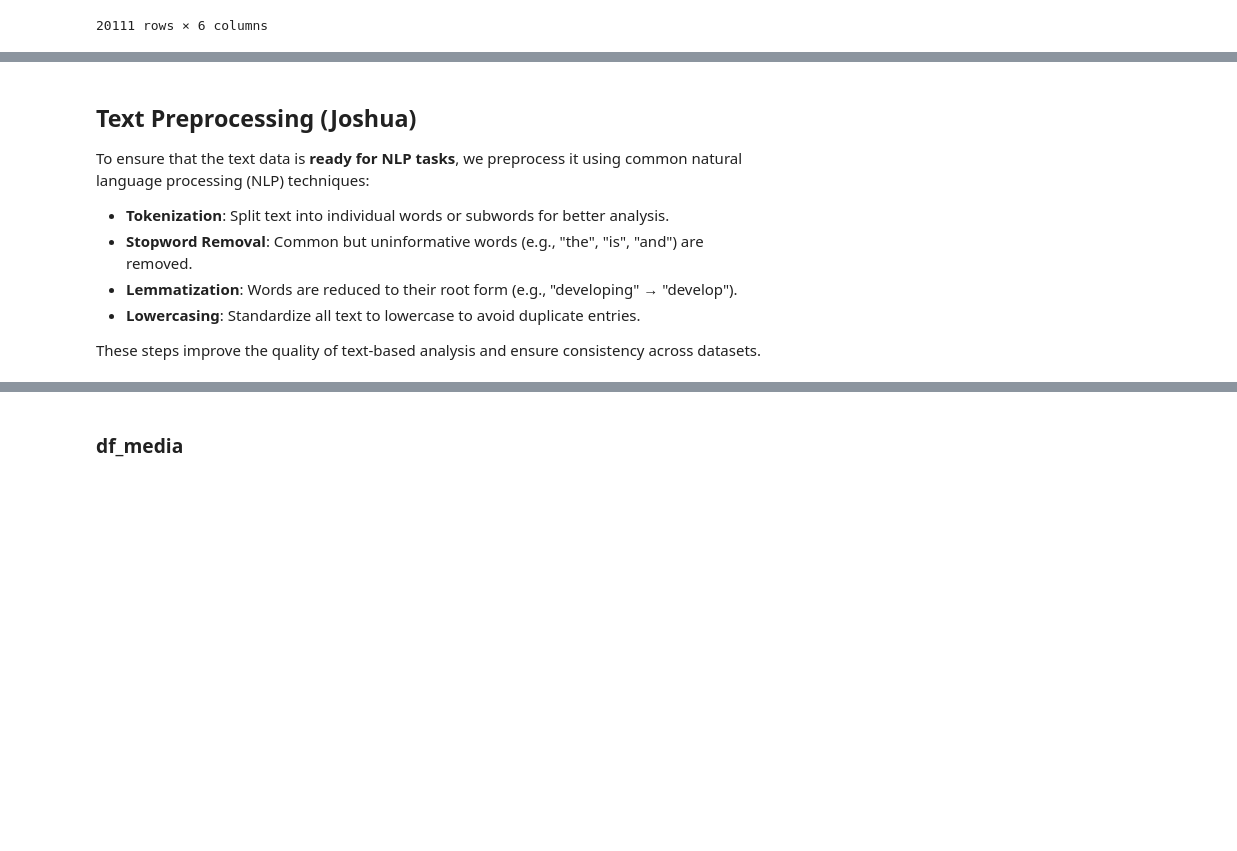
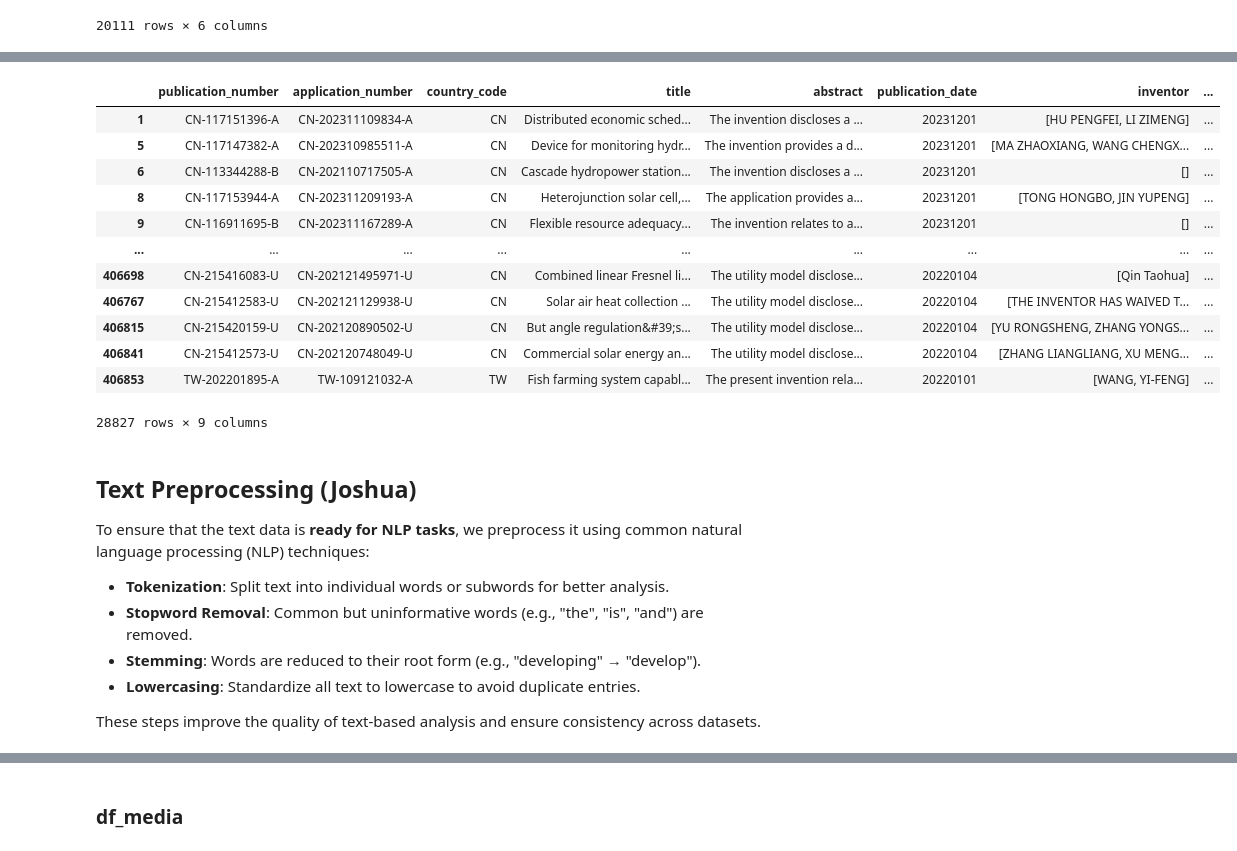
Before and after one commit to cmimholz/computational-language-technology-project, a Jupyter notebook: notebooks/stage1.ipynb, the cells around one changed output, grey strips where cells are left out. Cells and saved outputs as stored; diff of their text form; code cells hidden in the pictures; blank space fills up the shorter version.

```diff
--- a/notebooks/stage1.ipynb
+++ b/notebooks/stage1.ipynb
@@ -157,0 +317,6 @@ Name: count, dtype: int64
+# %%
+df_counts = df_google_patents["publication_number"].value_counts().reset_index()
+df_counts.columns = ["publication_number", "count"]
+df_counts = df_counts.sort_values(by="count", ascending=False)
+
+print(df_counts)
@@ -157,0 +354,37 @@ Name: count, dtype: int64
+# %%
+# Function to check if text is in English
+def is_english(text):
+    try:
+        return detect(text) == "en"
+    except:
+        return False  # Handle cases where text is empty or cannot be detected
+
+# Select all publication numbers from df_counts
+publication_numbers_to_check = df_counts["publication_number"].tolist()
+
+# Filter the main dataframe to only include these publication numbers
+df_filtered = df_google_patents[df_google_patents["publication_number"].isin(publication_numbers_to_check)]
+
+# Initialize progress bar for language detection
+tqdm.pandas(desc="Checking language")
+
+# Apply language detection on the filtered dataset
+df_filtered["is_english"] = df_filtered.progress_apply(
+    lambda row: is_english(str(row["title"])) and is_english(str(row["abstract"])), axis=1
+)
+
+# Count total and English entries
+total_count = len(df_filtered)
+english_count = df_filtered["is_english"].sum()
+
+print(f"Total rows processed: {total_count}")
+print(f"English rows detected: {english_count}")
+
+# Filter only English rows
+df_english = df_filtered[df_filtered["is_english"]]
+
+# Drop duplicates and keep the first English entry per publication_number
+df_google_patents_preprocessed = df_english.drop_duplicates(subset="publication_number", keep="first")
+
+# Check the results
+df_google_patents_preprocessed.info()
@@ -157,0 +410,16 @@ Name: count, dtype: int64
+# %%
+df_google_patents_preprocessed
+# %% [output]
+|  | publication_number | application_number | country_code | title | abstract | publication_date | inventor | ... |
+| 1 | CN-117151396-A | CN-202311109834-A | CN | Distributed economic sched... | The invention discloses a ... | 20231201 | [HU PENGFEI, LI ZIMENG] | ... |
+| 5 | CN-117147382-A | CN-202310985511-A | CN | Device for monitoring hydr... | The invention provides a d... | 20231201 | [MA ZHAOXIANG, WANG CHENGX... | ... |
+| 6 | CN-113344288-B | CN-202110717505-A | CN | Cascade hydropower station... | The invention discloses a ... | 20231201 | [] | ... |
+| 8 | CN-117153944-A | CN-202311209193-A | CN | Heterojunction solar cell,... | The application provides a... | 20231201 | [TONG HONGBO, JIN YUPENG] | ... |
+| 9 | CN-116911695-B | CN-202311167289-A | CN | Flexible resource adequacy... | The invention relates to a... | 20231201 | [] | ... |
+| ... | ... | ... | ... | ... | ... | ... | ... | ... |
+| 406698 | CN-215416083-U | CN-202121495971-U | CN | Combined linear Fresnel li... | The utility model disclose... | 20220104 | [Qin Taohua] | ... |
+| 406767 | CN-215412583-U | CN-202121129938-U | CN | Solar air heat collection ... | The utility model disclose... | 20220104 | [THE INVENTOR HAS WAIVED T... | ... |
+| 406815 | CN-215420159-U | CN-202120890502-U | CN | But angle regulation&#39;s... | The utility model disclose... | 20220104 | [YU RONGSHENG, ZHANG YONGS... | ... |
+| 406841 | CN-215412573-U | CN-202120748049-U | CN | Commercial solar energy an... | The utility model disclose... | 20220104 | [ZHANG LIANGLIANG, XU MENG... | ... |
+| 406853 | TW-202201895-A | TW-109121032-A | TW | Fish farming system capabl... | The present invention rela... | 20220101 | [WANG, YI-FENG] | ... |
+28827 rows × 9 columns
@@ -161,7 +432,7 @@ To ensure that the text data is **ready for NLP tasks**, we preprocess it using
 
 - **Tokenization**: Split text into individual words or subwords for better analysis.
 - **Stopword Removal**: Common but uninformative words (e.g., "the", "is", "and") are removed.
-- **Lemmatization**: Words are reduced to their root form (e.g., "developing" → "develop").
+- **Stemming**: Words are reduced to their root form (e.g., "developing" → "develop").
 - **Lowercasing**: Standardize all text to lowercase to avoid duplicate entries.
 
 These steps improve the quality of text-based analysis and ensure consistency across datasets.
```
Also changed, not shown: parts of 43 cells of this notebook, 4 other files.
